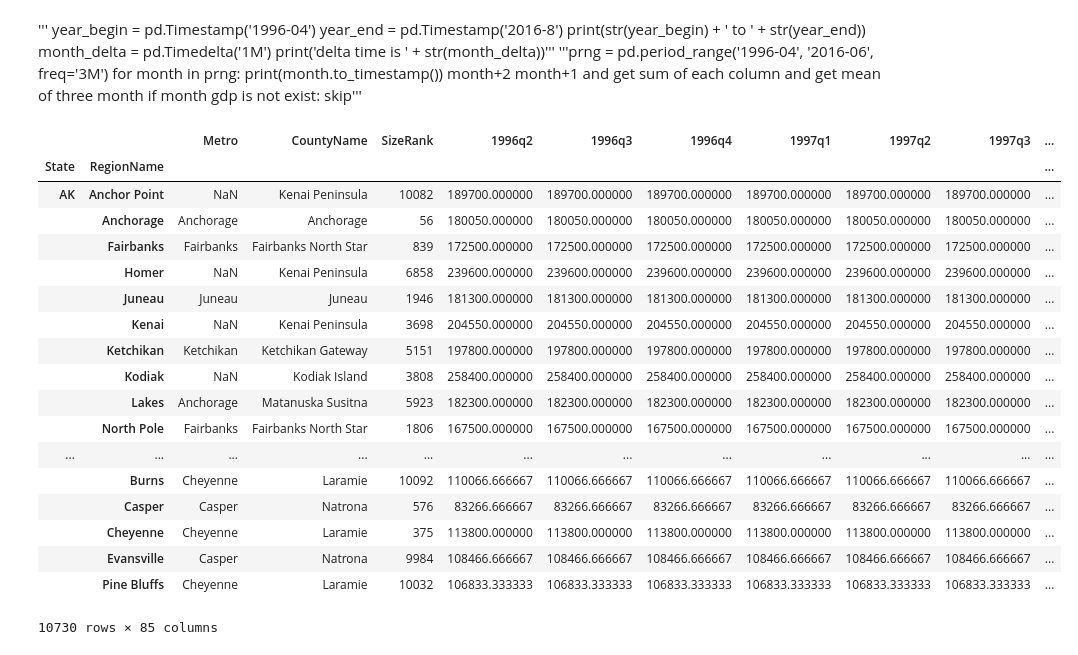
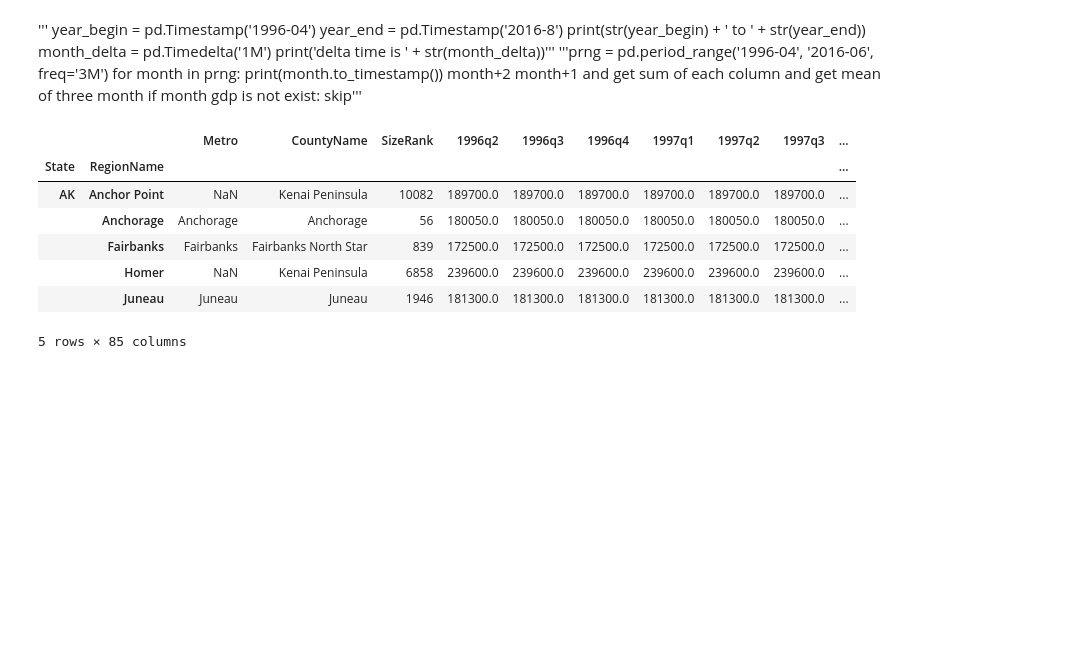
Before and after one commit to zozowit/-DS_in_Python, a Jupyter notebook: UMich_DataSciencewithPythonSpecialization/cours1_IntroductiontoDataScienceinPython/week4/Assignment+4.ipynb, the cells around one changed output. Drawn from its saved outputs; the diff is of its cells as text; code cells hidden in the pictures; blank space fills up the shorter version.

```diff
--- a/UMich_DataSciencewithPythonSpecialization/cours1_IntroductiontoDataScienceinPython/week4/Assignment+4.ipynb
+++ b/UMich_DataSciencewithPythonSpecialization/cours1_IntroductiontoDataScienceinPython/week4/Assignment+4.ipynb
@@ -265,48 +265,37 @@ def convert_housing_data_to_quarters():
     #print(list(ct_home_price_df.columns))
     convert_gdp_df = convert_ct_home_price_df.iloc[:, 6:]
     #gdp_df.head()
     # gdp_df.info()
     convert_gdp_df.columns = pd.DatetimeIndex(convert_gdp_df.columns)
     #gdp_df.head()
     convert_gdp_df_Q = convert_gdp_df.resample('Q', axis=1).mean()
     convert_gdp_df_Q.fillna(method = 'bfill', inplace=True, axis = 1)
 
     convert_gdp_df_Q.columns = convert_gdp_df_Q.columns.map(map_column_to_quarter)
 
     convert_gdp_df_Q = pd.merge(convert_ct_home_price_df.iloc[:, 1:6], convert_gdp_df_Q, how='inner', left_index=True, right_index=True)
 
 
     # https://stackoverflow.com/questions/53222171/multi-index-would-not-group-the-same-key-in-python
     # I can't group it here
     #convert_gdp_df_Q.set_index([convert_gdp_df_Q['State'], convert_gdp_df_Q['RegionName']], drop=True, inplace=True)
     multi_convert_gdp_df_Q = convert_gdp_df_Q .set_index(["State","RegionName"]).sort_index()
 
     #m_index = pd.MultiIndex.from_arrays([convert_gdp_df_Q['State'], convert_gdp_df_Q['RegionName']])
     #convert_gdp_df_Q.index = m_index
 
     return multi_convert_gdp_df_Q
 
 df = convert_housing_data_to_quarters()
 #gdp_df_Q.head()
 #df = pd.merge(ct_home_price_df.iloc[:, 1:6], gdp_df_Q,  how='inner', left_index=True, right_index=True)
-df
+df.head()
 # %% [output]
 |  |  | Metro | CountyName | SizeRank | 1996q2 | 1996q3 | 1996q4 | 1997q1 | 1997q2 | 1997q3 | ... |
 | State | RegionName |  |  |  |  |  |  |  |  |  | ... |
-| AK | Anchor Point | NaN | Kenai Peninsula | 10082 | 189700.000000 | 189700.000000 | 189700.000000 | 189700.000000 | 189700.000000 | 189700.000000 | ... |
-|  | Anchorage | Anchorage | Anchorage | 56 | 180050.000000 | 180050.000000 | 180050.000000 | 180050.000000 | 180050.000000 | 180050.000000 | ... |
-|  | Fairbanks | Fairbanks | Fairbanks North Star | 839 | 172500.000000 | 172500.000000 | 172500.000000 | 172500.000000 | 172500.000000 | 172500.000000 | ... |
-|  | Homer | NaN | Kenai Peninsula | 6858 | 239600.000000 | 239600.000000 | 239600.000000 | 239600.000000 | 239600.000000 | 239600.000000 | ... |
-|  | Juneau | Juneau | Juneau | 1946 | 181300.000000 | 181300.000000 | 181300.000000 | 181300.000000 | 181300.000000 | 181300.000000 | ... |
-|  | Kenai | NaN | Kenai Peninsula | 3698 | 204550.000000 | 204550.000000 | 204550.000000 | 204550.000000 | 204550.000000 | 204550.000000 | ... |
-|  | Ketchikan | Ketchikan | Ketchikan Gateway | 5151 | 197800.000000 | 197800.000000 | 197800.000000 | 197800.000000 | 197800.000000 | 197800.000000 | ... |
-|  | Kodiak | NaN | Kodiak Island | 3808 | 258400.000000 | 258400.000000 | 258400.000000 | 258400.000000 | 258400.000000 | 258400.000000 | ... |
-|  | Lakes | Anchorage | Matanuska Susitna | 5923 | 182300.000000 | 182300.000000 | 182300.000000 | 182300.000000 | 182300.000000 | 182300.000000 | ... |
-|  | North Pole | Fairbanks | Fairbanks North Star | 1806 | 167500.000000 | 167500.000000 | 167500.000000 | 167500.000000 | 167500.000000 | 167500.000000 | ... |
-| ... | ... | ... | ... | ... | ... | ... | ... | ... | ... | ... | ... |
-|  | Burns | Cheyenne | Laramie | 10092 | 110066.666667 | 110066.666667 | 110066.666667 | 110066.666667 | 110066.666667 | 110066.666667 | ... |
-|  | Casper | Casper | Natrona | 576 | 83266.666667 | 83266.666667 | 83266.666667 | 83266.666667 | 83266.666667 | 83266.666667 | ... |
-|  | Cheyenne | Cheyenne | Laramie | 375 | 113800.000000 | 113800.000000 | 113800.000000 | 113800.000000 | 113800.000000 | 113800.000000 | ... |
-|  | Evansville | Casper | Natrona | 9984 | 108466.666667 | 108466.666667 | 108466.666667 | 108466.666667 | 108466.666667 | 108466.666667 | ... |
-|  | Pine Bluffs | Cheyenne | Laramie | 10032 | 106833.333333 | 106833.333333 | 106833.333333 | 106833.333333 | 106833.333333 | 106833.333333 | ... |
+| AK | Anchor Point | NaN | Kenai Peninsula | 10082 | 189700.0 | 189700.0 | 189700.0 | 189700.0 | 189700.0 | 189700.0 | ... |
+|  | Anchorage | Anchorage | Anchorage | 56 | 180050.0 | 180050.0 | 180050.0 | 180050.0 | 180050.0 | 180050.0 | ... |
+|  | Fairbanks | Fairbanks | Fairbanks North Star | 839 | 172500.0 | 172500.0 | 172500.0 | 172500.0 | 172500.0 | 172500.0 | ... |
+|  | Homer | NaN | Kenai Peninsula | 6858 | 239600.0 | 239600.0 | 239600.0 | 239600.0 | 239600.0 | 239600.0 | ... |
+|  | Juneau | Juneau | Juneau | 1946 | 181300.0 | 181300.0 | 181300.0 | 181300.0 | 181300.0 | 181300.0 | ... |
-10730 rows × 85 columns
+5 rows × 85 columns
```
Also changed, not shown: parts of 7 cells of this notebook, 1 other file.
